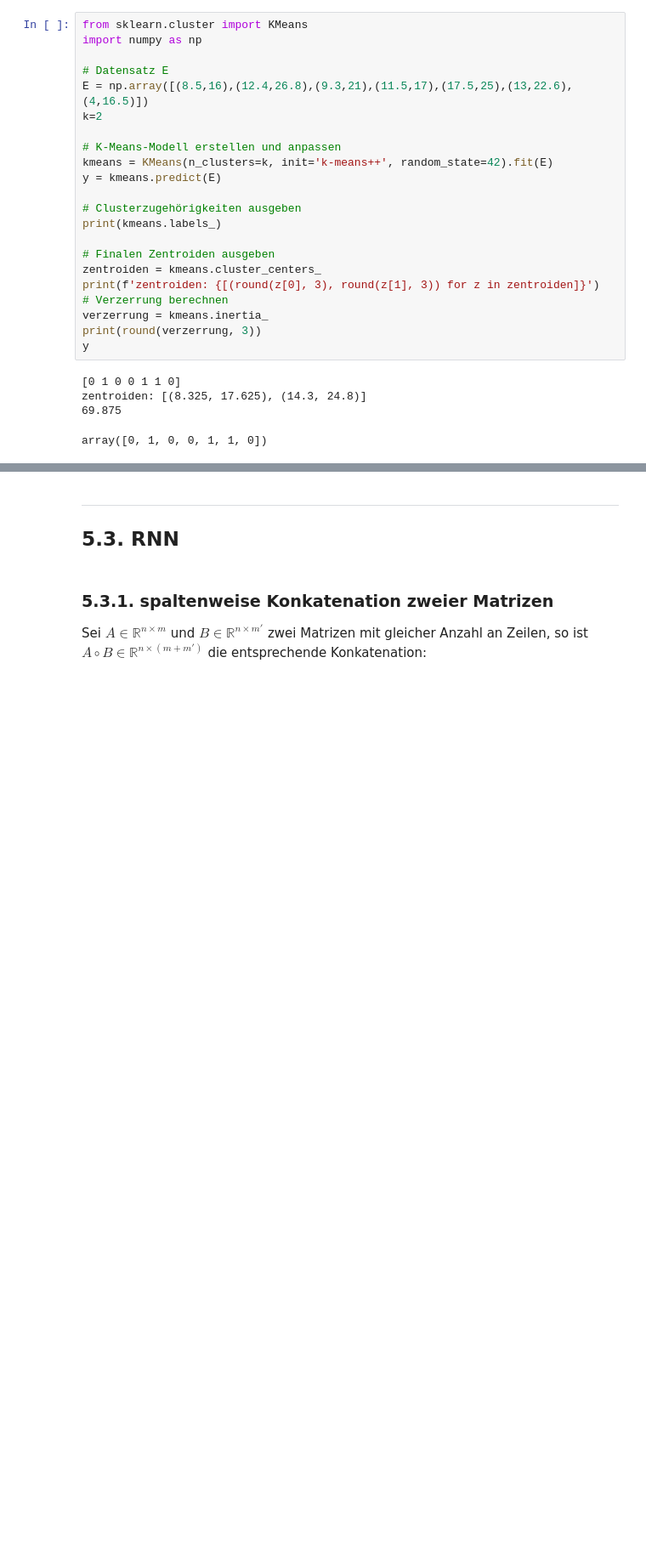
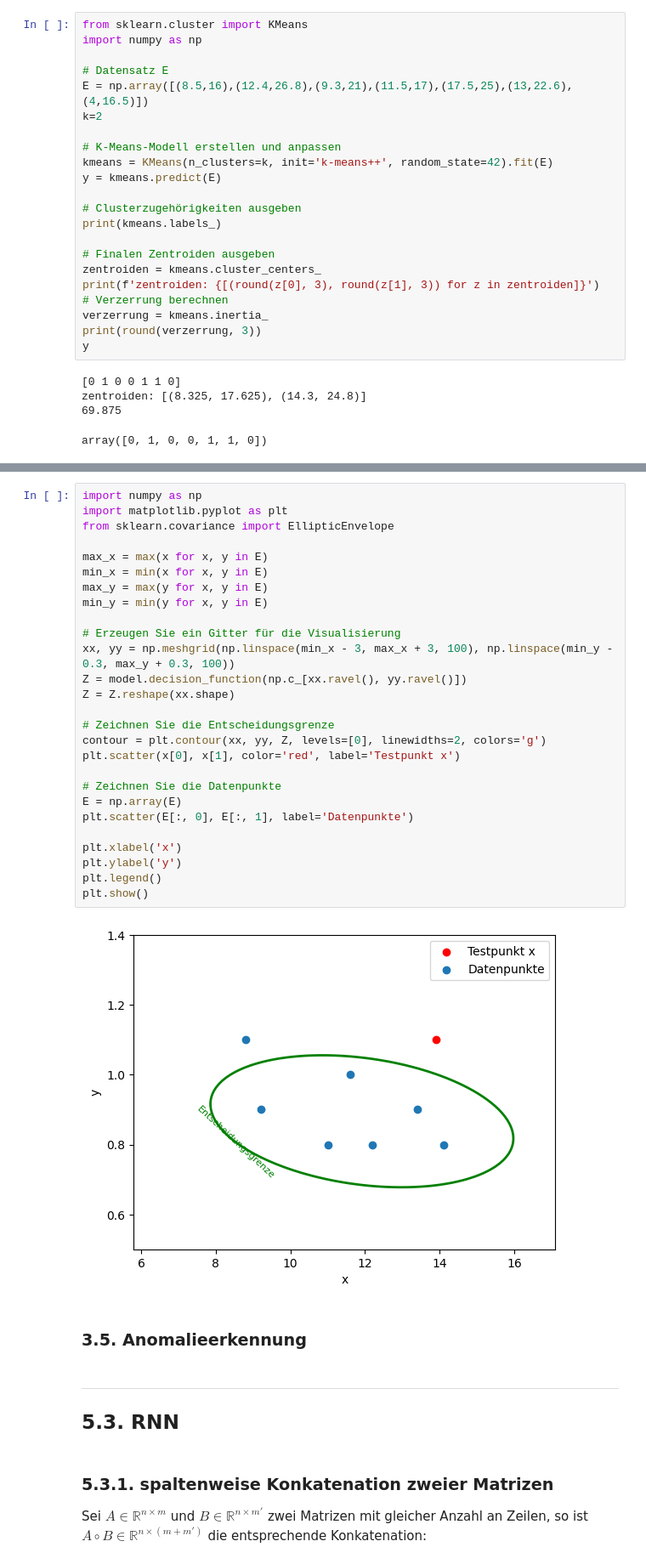
Before and after one commit to ShadaMaayouf/Sem2_Machine_Learning, a Jupyter notebook: prog Cheatsheet.ipynb, the cells around one changed output, grey strips where cells are left out. Shown: that part at 85% size. Saved outputs shown, nothing was run; the diff lists cells and outputs as text; blank space fills up the shorter version.

```diff
--- a/prog Cheatsheet.ipynb
+++ b/prog Cheatsheet.ipynb
@@ -1433,3 +1502,34 @@ array([0, 1, 0, 0, 1, 1, 0])
+# %%
+import numpy as np
+import matplotlib.pyplot as plt
+from sklearn.covariance import EllipticEnvelope
+
+max_x = max(x for x, y in E)
+min_x = min(x for x, y in E)
+max_y = max(y for x, y in E)
+min_y = min(y for x, y in E)
+
+# Erzeugen Sie ein Gitter für die Visualisierung
+xx, yy = np.meshgrid(np.linspace(min_x - 3, max_x + 3, 100), np.linspace(min_y - 0.3, max_y + 0.3, 100))
+Z = model.decision_function(np.c_[xx.ravel(), yy.ravel()])
+Z = Z.reshape(xx.shape)
+
+# Zeichnen Sie die Entscheidungsgrenze
+contour = plt.contour(xx, yy, Z, levels=[0], linewidths=2, colors='g')
+plt.scatter(x[0], x[1], color='red', label='Testpunkt x')
+
+# Zeichnen Sie die Datenpunkte
+E = np.array(E)
+plt.scatter(E[:, 0], E[:, 1], label='Datenpunkte')
+
+plt.xlabel('x')
+plt.ylabel('y')
+plt.legend()
+plt.show()
+# %% [output]
+[figure, added]
+# %% [markdown]
+### 3.5. Anomalieerkennung <a name=3.5.><a>
 # %% [markdown]
 ---
 ## 5.3. RNN <a name=5.1.><a>
```
Also changed, not shown: parts of 7 cells of this notebook, 4 other files.
